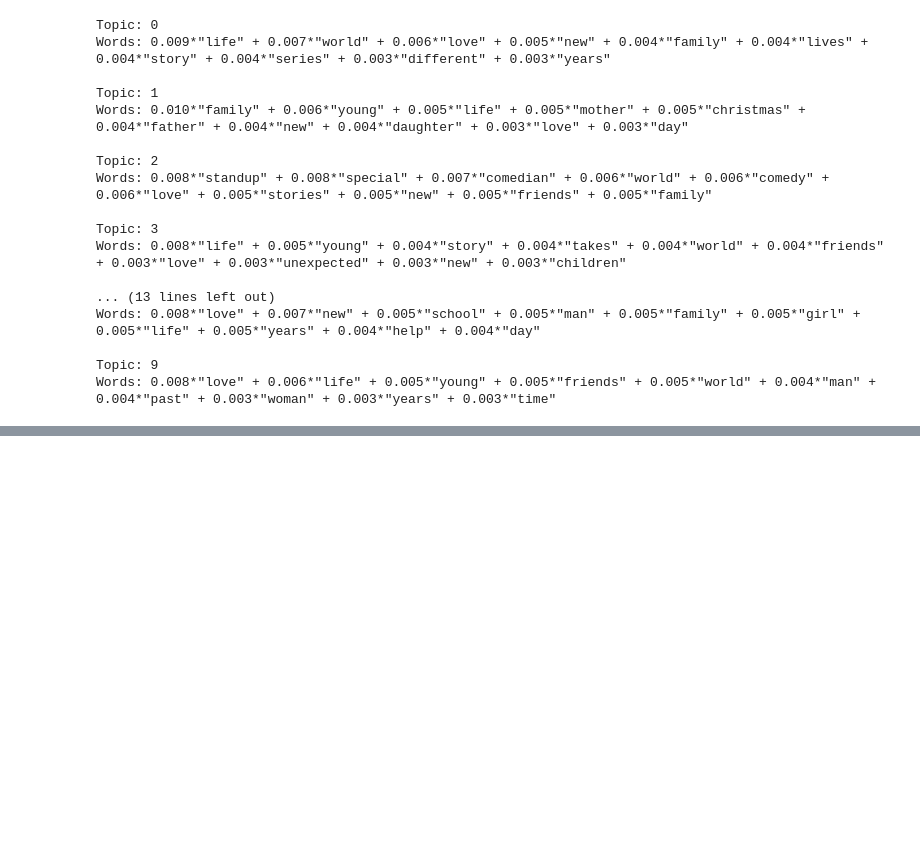
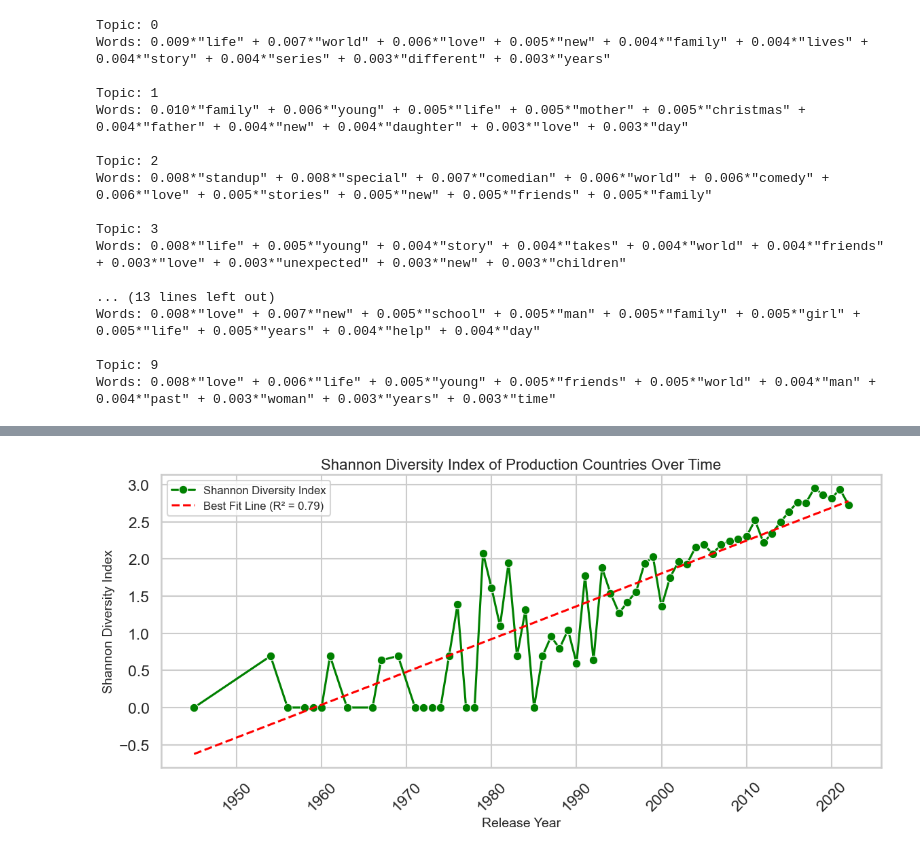
Before and after one commit to cparthiv/RHS-TSA-Data-Science-Qualifier-2024, a Jupyter notebook: main.ipynb, the cells around one changed output, grey strips where cells are left out. Cells and saved outputs as stored; diff of their text form; code cells hidden in the pictures; blank space fills up the shorter version.

Commit message:
#%% md ### Global Expansion Reflected in Production Countries Diversity in production countries.
Signed-off-by: cparthiv <pmothipati@gmail.com>

```diff
--- a/main.ipynb
+++ b/main.ipynb
@@ -409,0 +459,4 @@ Words: 0.008*"love" + 0.006*"life" + 0.005*"young" + 0.005*"friends" + 0.005*"wo
+# %%
+countries_per_year = titles_exploded.groupby('release_year')['country'].nunique().reset_index()
+countries_per_year.columns = ['release_year', 'unique_countries']
+countries_per_year
@@ -409,0 +477,15 @@ Words: 0.008*"love" + 0.006*"life" + 0.005*"young" + 0.005*"friends" + 0.005*"wo
+# %%
+from scipy.stats import entropy
+
+# Calculate Shannon Diversity Index
+def shannon_diversity(group):
+    counts = group['country'].value_counts()
+    return entropy(counts)
+
+# Calculate index per year
+diversity_per_year = titles_exploded.groupby('release_year').apply(shannon_diversity).reset_index()
+
+diversity_per_year.columns = ['release_year', 'shannon_diversity_index']
+diversity_data = countries_per_year.merge(diversity_per_year, on='release_year')
+
+diversity_data
@@ -409,0 +506,36 @@ Words: 0.008*"love" + 0.006*"life" + 0.005*"young" + 0.005*"friends" + 0.005*"wo
+# %%
+plt.figure(figsize=(12, 6))
+
+sns.lineplot(
+    data=diversity_data,
+    x='release_year',
+    y='shannon_diversity_index',
+    marker='o',
+    color='green',
+    label='Shannon Diversity Index'
+)
+
+slope, intercept, r_value, p_value, std_err = linregress(
+    diversity_data['release_year'],
+    diversity_data['shannon_diversity_index']
+)
+
+y_vals = intercept + slope * x_vals
+
+plt.plot(
+    x_vals,
+    y_vals,
+    color='red',
+    linestyle='--',
+    label=f'Best Fit Line (R² = {r_value**2:.2f})'
+)
+
+plt.title('Shannon Diversity Index of Production Countries Over Time', fontsize=16)
+plt.xlabel('Release Year', fontsize=14)
+plt.ylabel('Shannon Diversity Index', fontsize=14)
+plt.xticks(rotation=45)
+plt.legend(fontsize=12)
+plt.tight_layout()
+plt.show()
+# %% [output]
+[figure, added]
```
Also changed, not shown: parts of 8 cells of this notebook, 1 other file.
